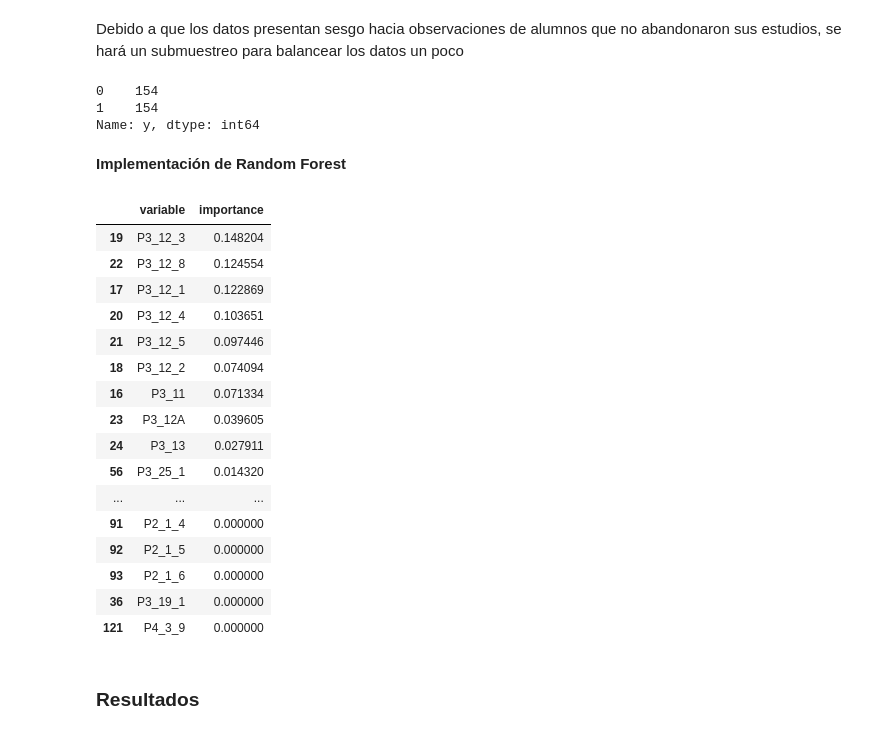
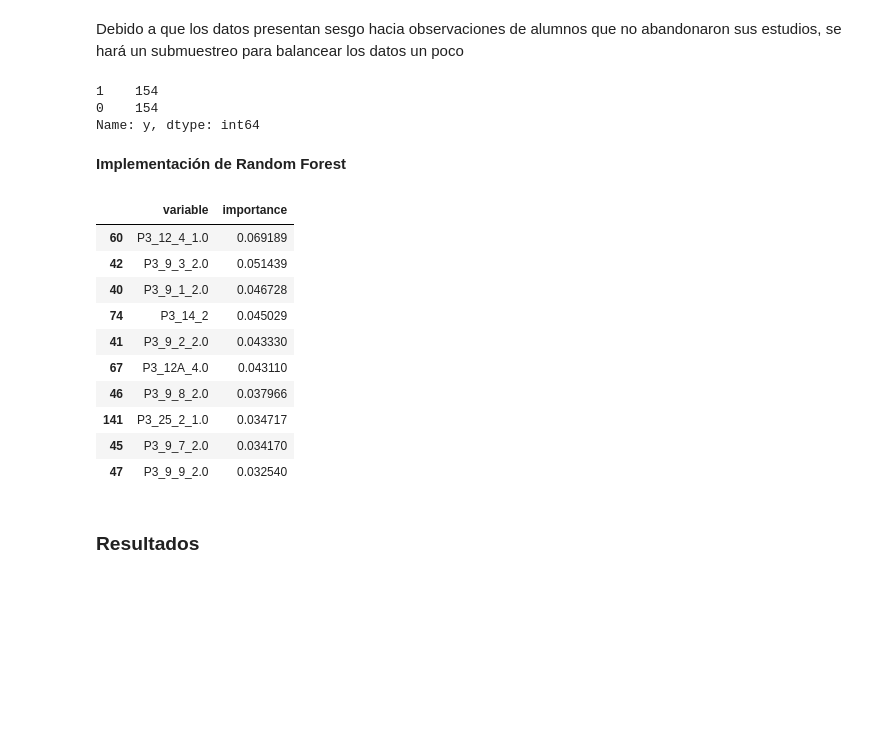
Before and after one commit to chavamoon/CIencia_Datos_Deserci-n_Escolar_M-xico, a Jupyter notebook: Análisis correlación de factores que influyeron en Deserción Escolar COVID-19 México.ipynb, the cells around one changed output. Saved outputs shown, nothing was run; the diff lists cells and outputs as text; code cells hidden in the pictures; blank space fills up the shorter version.

```diff
--- a/Análisis correlación de factores que influyeron en Deserción Escolar COVID-19 México.ipynb
+++ b/Análisis correlación de factores que influyeron en Deserción Escolar COVID-19 México.ipynb
@@ -295,5 +290,5 @@ tmodulo_df_fe.head()
 Removemos preguntas que evidentemente por contexto se relacionan con otras o son derivadas de otras
 # %%
 tmodulo_df_fe  = tmodulo_df_fe.drop(['P3_8'], axis = 1)
-tmodulo_df_fe  = tmodulo_df_fe.drop(['P3_12_7'], axis = 1)
-tmodulo_df_fe  = tmodulo_df_fe.drop(['P3_12_6'], axis = 1)
+tmodulo_df_fe.reset_index(inplace=True)
+tmodulo_df_fe
@@ -347,3 +308,0 @@ Deprecated in NumPy 1.20; for more details and guidance: https://numpy.org/devdo
-# %%
-tmodulo_df_fe = tmodulo_df_fe.drop(to_drop, axis=1)
-tmodulo_df_fe.dtypes
@@ -392,0 +313,14 @@ No existe un nivel suficientemente alto de correlación, para determinar si algu
+# %%
+tmodulo_df_oh = tmodulo_df_fe.drop(['index','P3_7','EDAD'], axis = 1)
+encoder = OneHotEncoder(drop='first')
+feature_matrix = encoder.fit_transform(tmodulo_df_oh)
+
+encoder.get_feature_names(tmodulo_df_oh.columns)
+tmodulo_df_new = pd.DataFrame(feature_matrix.toarray(),columns = encoder.get_feature_names(tmodulo_df_oh.columns))
+tmodulo_df_new['EDAD'] = tmodulo_df_fe['EDAD']
+tmodulo_df_new['result'] = tmodulo_df_fe['P3_7']
+for column in tmodulo_df_new.columns:
+    if 'nan' in column:
+        tmodulo_df_new.drop([column], axis=1, inplace=True)
+
+tmodulo_df_new.dtypes[:90]
@@ -397,9 +349,8 @@ Algunos algoritmos de aprendizaje máquina poseen la capacidad de determinar el
 # %% [markdown]
 Debido a que los datos presentan sesgo hacia observaciones de alumnos que no abandonaron sus estudios, se hará un submuestreo para balancear los datos un poco
 # %%
-tmodulo_df_fe_sub = tmodulo_df_fe.copy()
-tmodulo_df_fe_sub['P3_7'].value_counts()
-tmodulo_df_fe_sub.rename(columns={'P3_7':'y'}, inplace=True)
+tmodulo_df_fe_sub = tmodulo_df_new.copy()
+tmodulo_df_fe_sub.rename(columns={'result':'y'}, inplace=True)
 tmodulo_df_fe_sub['y'] = tmodulo_df_fe_sub['y'].apply(lambda x: 1 if x == 2.0 else 0)
 y_0 = tmodulo_df_fe_sub[tmodulo_df_fe_sub['y']==0]
 y_1 = tmodulo_df_fe_sub[tmodulo_df_fe_sub['y']==1]
@@ -408,8 +359,8 @@ tmodulo_df_fe_sub = pd.concat([y_1, y_0],ignore_index=True)
 tmodulo_df_fe_sub = tmodulo_df_fe_sub.sample(frac=1.0).reset_index(drop=True)
 tmodulo_df_fe_sub['y'].value_counts()
 # %% [output]
+1    154
 0    154
-1    154
 Name: y, dtype: int64
 # %%
 X =  tmodulo_df_fe_sub.loc[:, tmodulo_df_fe_sub.columns != 'y']
@@ -420,27 +371,29 @@ X_train, X_test, y_train, y_test = train_test_split(X, y,
 # %% [markdown]
 **Implementación de Random Forest**
 # %%
-model = RandomForestClassifier(random_state=13)
+rfc = RandomForestClassifier( random_state=42)
+param_grid = {
+    'n_estimators': [200, 500,1000],
+    'max_features': ['auto', 'sqrt', 'log2'],
+    'max_depth' : [4,5,6,7,8],
+    'criterion' :['gini', 'entropy']
+}
+model = GridSearchCV(estimator=rfc, param_grid=param_grid, cv= 5, scoring = 'precision')
 model.fit(X_train, y_train)
-importance = model.feature_importances_
-pd.DataFrame.from_dict({'variable':X.columns,'importance':importance}).sort_values(by='importance', ascending=False)
+importance = model.best_estimator_.feature_importances_
+feature_importanec = pd.DataFrame.from_dict({'variable':X.columns,'importance':importance}).sort_values(by='importance', ascending=False)
+feature_importanec[:10]
 # %% [output]
 |  | variable | importance |
-| 19 | P3_12_3 | 0.148204 |
-| 22 | P3_12_8 | 0.124554 |
-| 17 | P3_12_1 | 0.122869 |
-| 20 | P3_12_4 | 0.103651 |
-| 21 | P3_12_5 | 0.097446 |
-| 18 | P3_12_2 | 0.074094 |
-| 16 | P3_11 | 0.071334 |
-| 23 | P3_12A | 0.039605 |
-| 24 | P3_13 | 0.027911 |
-| 56 | P3_25_1 | 0.014320 |
-| ... | ... | ... |
-| 91 | P2_1_4 | 0.000000 |
-| 92 | P2_1_5 | 0.000000 |
-| 93 | P2_1_6 | 0.000000 |
-| 36 | P3_19_1 | 0.000000 |
-| 121 | P4_3_9 | 0.000000 |
+| 60 | P3_12_4_1.0 | 0.069189 |
+| 42 | P3_9_3_2.0 | 0.051439 |
+| 40 | P3_9_1_2.0 | 0.046728 |
+| 74 | P3_14_2 | 0.045029 |
+| 41 | P3_9_2_2.0 | 0.043330 |
+| 67 | P3_12A_4.0 | 0.043110 |
+| 46 | P3_9_8_2.0 | 0.037966 |
+| 141 | P3_25_2_1.0 | 0.034717 |
+| 45 | P3_9_7_2.0 | 0.034170 |
+| 47 | P3_9_9_2.0 | 0.032540 |
 # %% [markdown]
 ### Resultados
```
Also changed, not shown: parts of 22 cells of this notebook.
